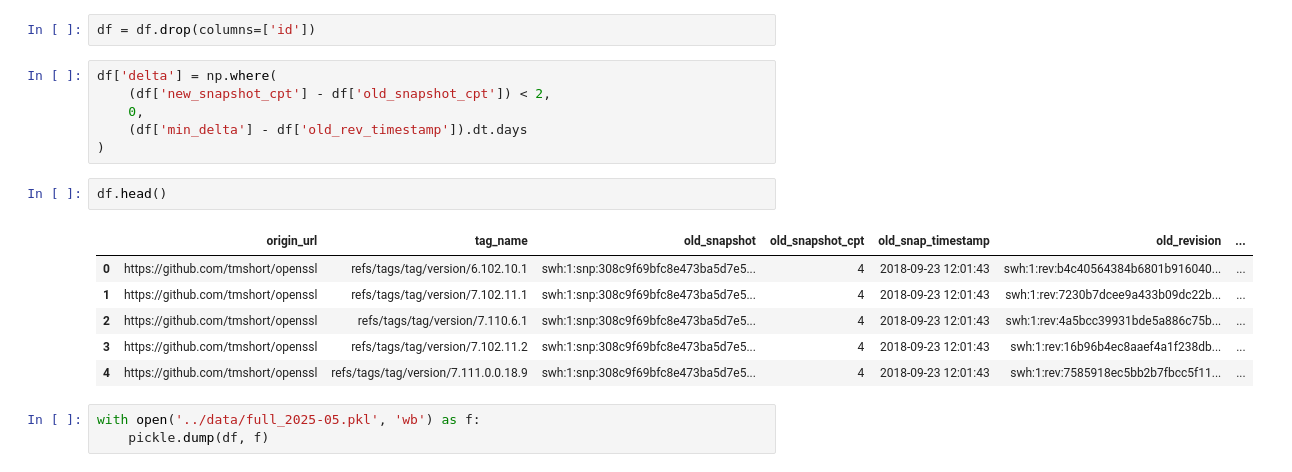
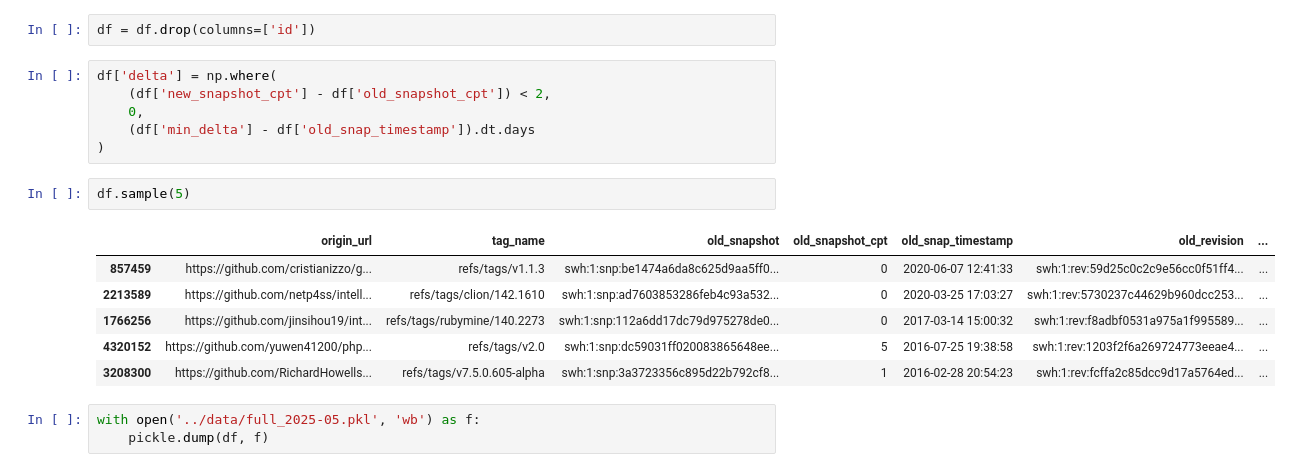
Before and after one commit to srapaport/tags-alterations, a Jupyter notebook: notebooks/analyze_tags.ipynb, the cells around one changed output. Cells and saved outputs as stored; diff of their text form.

```diff
--- a/notebooks/analyze_tags.ipynb
+++ b/notebooks/analyze_tags.ipynb
@@ -60,17 +60,17 @@ df = df.drop(columns=['id'])
 df['delta'] = np.where(
     (df['new_snapshot_cpt'] - df['old_snapshot_cpt']) < 2,
     0,
-    (df['min_delta'] - df['old_rev_timestamp']).dt.days
+    (df['min_delta'] - df['old_snap_timestamp']).dt.days
 )
 # %%
-df.head()
+df.sample(5)
 # %% [output]
 |  | origin_url | tag_name | old_snapshot | old_snapshot_cpt | old_snap_timestamp | old_revision | ... |
-| 0 | https://github.com/tmshort/openssl | refs/tags/tag/version/6.102.10.1 | swh:1:snp:308c9f69bfc8e473ba5d7e5... | 4 | 2018-09-23 12:01:43 | swh:1:rev:b4c40564384b6801b916040... | ... |
-| 1 | https://github.com/tmshort/openssl | refs/tags/tag/version/7.102.11.1 | swh:1:snp:308c9f69bfc8e473ba5d7e5... | 4 | 2018-09-23 12:01:43 | swh:1:rev:7230b7dcee9a433b09dc22b... | ... |
-| 2 | https://github.com/tmshort/openssl | refs/tags/tag/version/7.110.6.1 | swh:1:snp:308c9f69bfc8e473ba5d7e5... | 4 | 2018-09-23 12:01:43 | swh:1:rev:4a5bcc39931bde5a886c75b... | ... |
-| 3 | https://github.com/tmshort/openssl | refs/tags/tag/version/7.102.11.2 | swh:1:snp:308c9f69bfc8e473ba5d7e5... | 4 | 2018-09-23 12:01:43 | swh:1:rev:16b96b4ec8aaef4a1f238db... | ... |
-| 4 | https://github.com/tmshort/openssl | refs/tags/tag/version/7.111.0.0.18.9 | swh:1:snp:308c9f69bfc8e473ba5d7e5... | 4 | 2018-09-23 12:01:43 | swh:1:rev:7585918ec5bb2b7fbcc5f11... | ... |
+| 857459 | https://github.com/cristianizzo/g... | refs/tags/v1.1.3 | swh:1:snp:be1474a6da8c625d9aa5ff0... | 0 | 2020-06-07 12:41:33 | swh:1:rev:59d25c0c2c9e56cc0f51ff4... | ... |
+| 2213589 | https://github.com/netp4ss/intell... | refs/tags/clion/142.1610 | swh:1:snp:ad7603853286feb4c93a532... | 0 | 2020-03-25 17:03:27 | swh:1:rev:5730237c44629b960dcc253... | ... |
+| 1766256 | https://github.com/jinsihou19/int... | refs/tags/rubymine/140.2273 | swh:1:snp:112a6dd17dc79d975278de0... | 0 | 2017-03-14 15:00:32 | swh:1:rev:f8adbf0531a975a1f995589... | ... |
+| 4320152 | https://github.com/yuwen41200/php... | refs/tags/v2.0 | swh:1:snp:dc59031ff020083865648ee... | 5 | 2016-07-25 19:38:58 | swh:1:rev:1203f2f6a269724773eeae4... | ... |
+| 3208300 | https://github.com/RichardHowells... | refs/tags/v7.5.0.605-alpha | swh:1:snp:3a3723356c895d22b792cf8... | 1 | 2016-02-28 20:54:23 | swh:1:rev:fcffa2c85dcc9d17a5764ed... | ... |
 # %%
 with open('../data/full_2025-05.pkl', 'wb') as f:
     pickle.dump(df, f)
```
Also changed, not shown: parts of 26 cells of this notebook.
